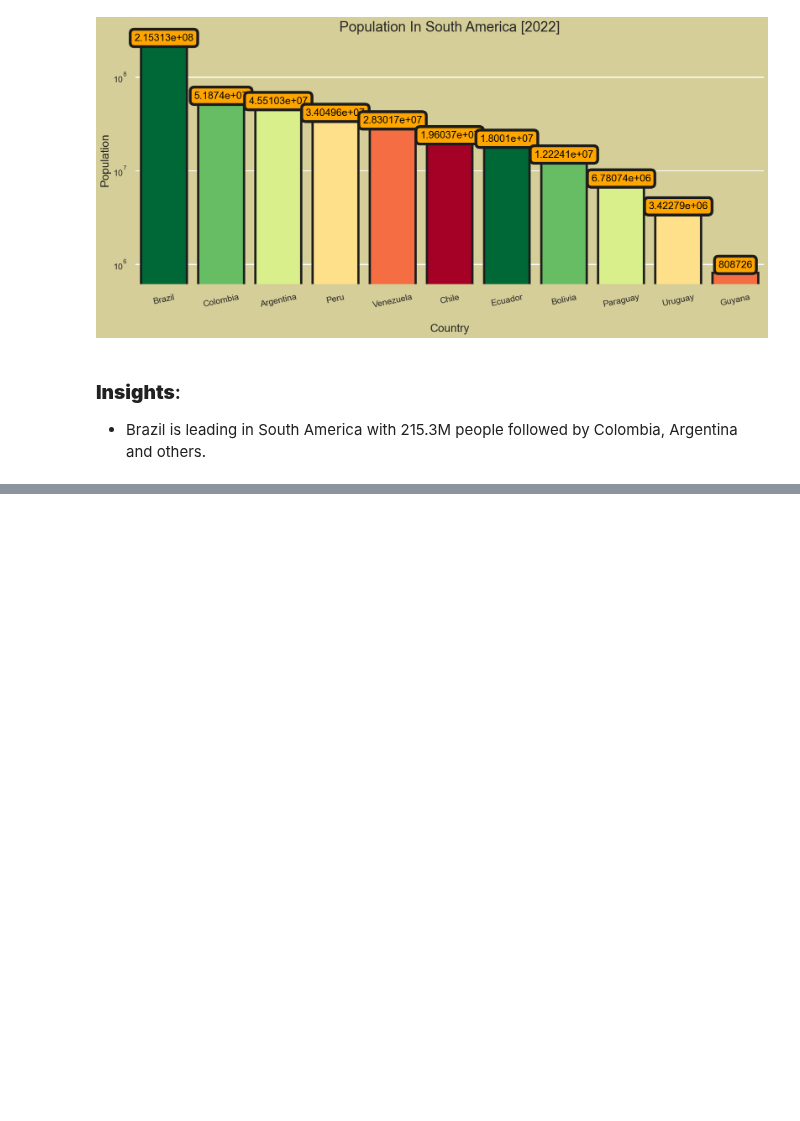
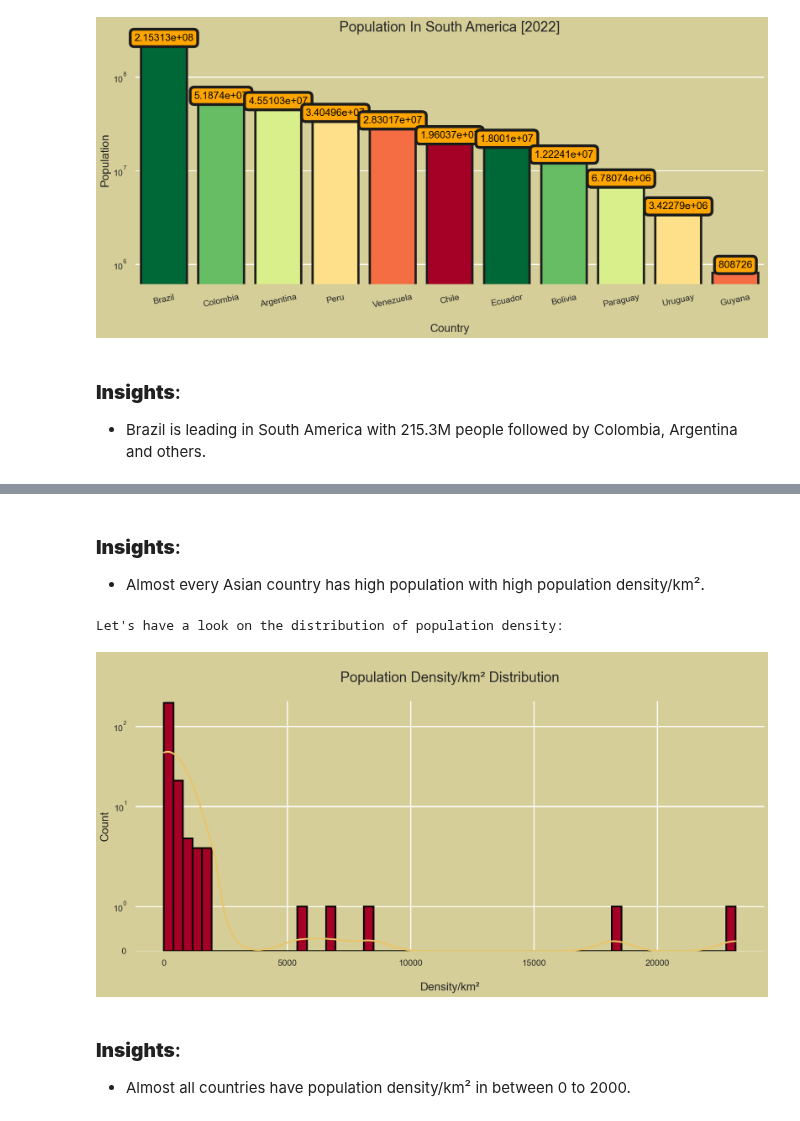
Before and after one commit to noahnoahnoahtran/EDA, a Jupyter notebook: 2_world_population/world_population.ipynb, the cells around one changed output, grey strips where cells are left out. Cells and saved outputs as stored; diff of their text form; code cells hidden in the pictures; blank space fills up the shorter version.

```diff
--- a/2_world_population/world_population.ipynb
+++ b/2_world_population/world_population.ipynb
@@ -345,0 +382,20 @@ Population in South America in 2022:
+# %% [markdown]
+### **Insights**:
+- Almost every Asian country has high population with high population density/km².
+# %%
+print(f"Let's have a look on the distribution of population density:")
+plt.subplots(figsize = (20, 8))
+p = sns.histplot(df["Density (per km²)"], color = "#a50026", kde = True, bins = 60, alpha = 1, fill = True, edgecolor = "black", linewidth = 3)
+p.lines[0].set_color("#e9c46a")
+p.set_yscale("symlog")
+p.set_title("\nPopulation Density/km² Distribution\n", fontsize = 25)
+plt.ylabel("Count", fontsize = 20)
+plt.xlabel("\nDensity/km²", fontsize = 20)
+sns.despine(left = True, bottom = True)
+plt.show()
+# %% [output]
+Let's have a look on the distribution of population density:
+[figure, added]
+# %% [markdown]
+### **Insights**:
+- Almost all countries have population density/km² in between 0 to 2000.
```
Also changed, not shown: parts of 3 cells of this notebook.
